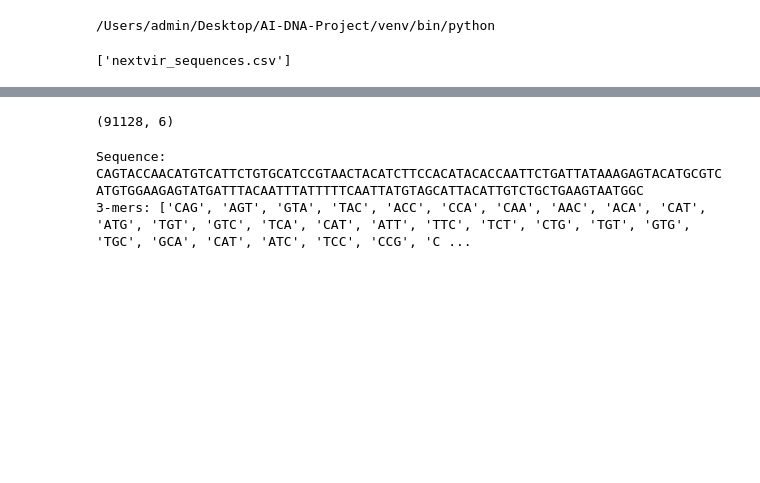
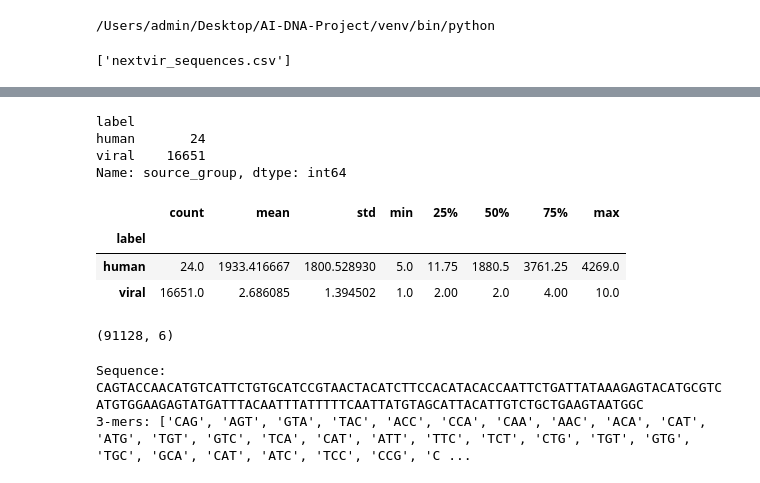
Before and after one commit to AbinayaS123123/AI-DNA-Project, a Jupyter notebook: notebooks/midsem_experiment.ipynb, the cells around one changed output, grey strips where cells are left out. Cells and saved outputs as stored; diff of their text form; code cells hidden in the pictures; blank space fills up the shorter version.

```diff
--- a/notebooks/midsem_experiment.ipynb
+++ b/notebooks/midsem_experiment.ipynb
@@ -26,3 +30,17 @@ df.head()
+# %%
+df.groupby("label")["source_group"].nunique()
+# %% [output]
+label
+human       24
+viral    16651
+Name: source_group, dtype: int64
+# %%
+df.groupby(["label", "source_group"]).size().groupby(level=0).describe()
+# %% [output]
+|  | count | mean | std | min | 25% | 50% | 75% | max |
+| label |  |  |  |  |  |  |  |  |
+| human | 24.0 | 1933.416667 | 1800.528930 | 5.0 | 11.75 | 1880.5 | 3761.25 | 4269.0 |
+| viral | 16651.0 | 2.686085 | 1.394502 | 1.0 | 2.00 | 2.0 | 4.00 | 10.0 |
 # %%
 df.shape
 # %% [output]
```
Also changed, not shown: parts of 2 cells of this notebook, 16 other files.
